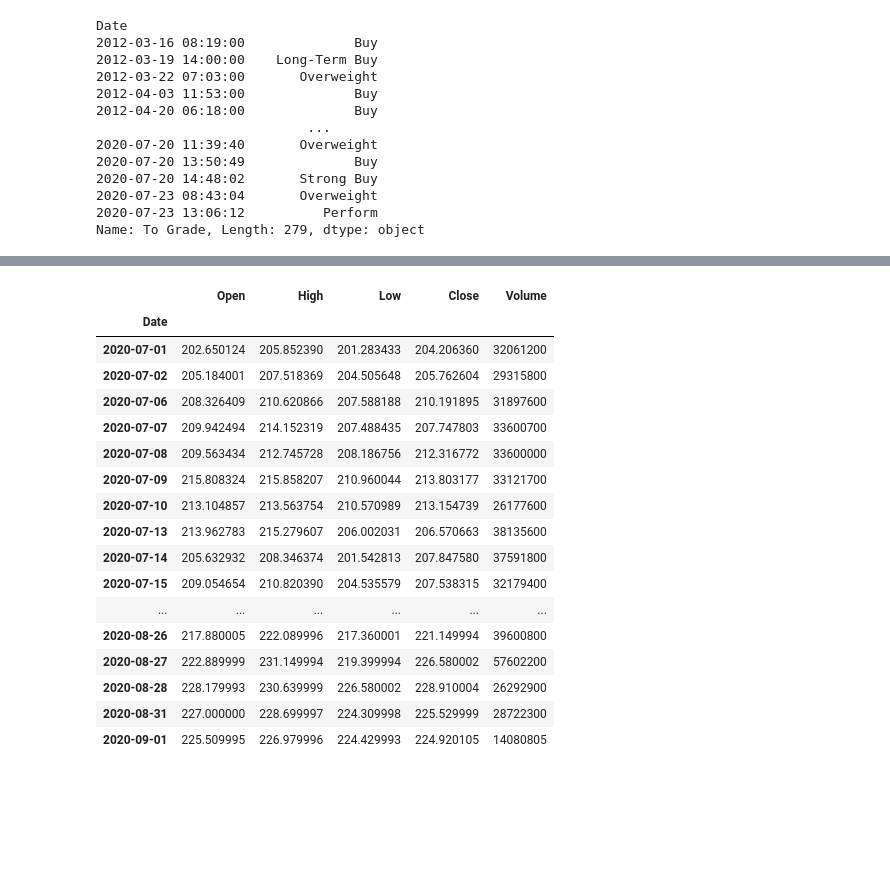
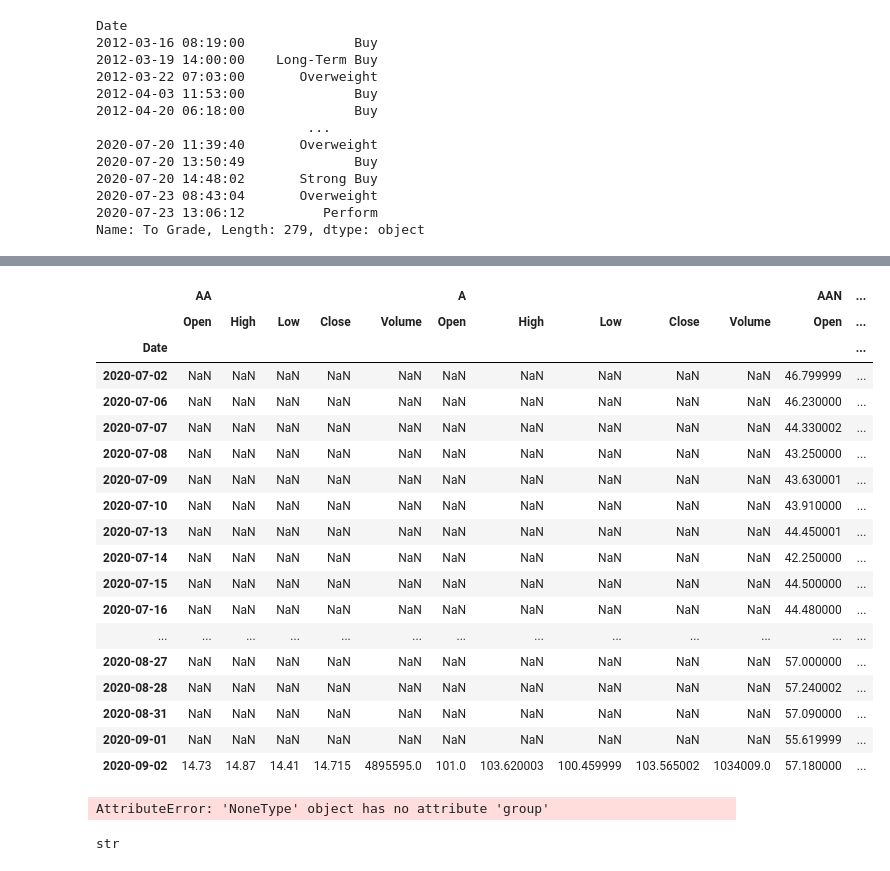
Before and after one commit to rghoward/projects, a Jupyter notebook: money/playing around.ipynb, the cells around one changed output, grey strips where cells are left out. Cells and saved outputs as stored; diff of their text form; code cells hidden in the pictures; blank space fills up the shorter version.

```diff
--- a/money/playing around.ipynb
+++ b/money/playing around.ipynb
@@ -42,12 +32,12 @@ Name: To Grade, Length: 279, dtype: object
 # %%
 data = yf.download(  # or pdr.get_data_yahoo(...
         # tickers list or string as well
-        tickers = "SPY AAPL MSFT",
+        tickers = "a",
 
         # use "period" instead of start/end
         # valid periods: 1d,5d,1mo,3mo,6mo,1y,2y,5y,10y,ytd,max
         # (optional, default is '1mo')
-        period = "2mo",
+        period = "3mo",
 
         # fetch data by interval (including intraday if period < 60 days)
         # valid intervals: 1m,2m,5m,15m,30m,60m,90m,1h,1d,5d,1wk,1mo,3mo
@@ -101,21 +86,22 @@ data
 # %%
-data['MSFT']
+data
 # %% [output]
-|  | Open | High | Low | Close | Volume |
-| Date |  |  |  |  |  |
-| 2020-07-01 | 202.650124 | 205.852390 | 201.283433 | 204.206360 | 32061200 |
-| 2020-07-02 | 205.184001 | 207.518369 | 204.505648 | 205.762604 | 29315800 |
-| 2020-07-06 | 208.326409 | 210.620866 | 207.588188 | 210.191895 | 31897600 |
-| 2020-07-07 | 209.942494 | 214.152319 | 207.488435 | 207.747803 | 33600700 |
-| 2020-07-08 | 209.563434 | 212.745728 | 208.186756 | 212.316772 | 33600000 |
-| 2020-07-09 | 215.808324 | 215.858207 | 210.960044 | 213.803177 | 33121700 |
-| 2020-07-10 | 213.104857 | 213.563754 | 210.570989 | 213.154739 | 26177600 |
-| 2020-07-13 | 213.962783 | 215.279607 | 206.002031 | 206.570663 | 38135600 |
-| 2020-07-14 | 205.632932 | 208.346374 | 201.542813 | 207.847580 | 37591800 |
-| 2020-07-15 | 209.054654 | 210.820390 | 204.535579 | 207.538315 | 32179400 |
-| ... | ... | ... | ... | ... | ... |
-| 2020-08-26 | 217.880005 | 222.089996 | 217.360001 | 221.149994 | 39600800 |
-| 2020-08-27 | 222.889999 | 231.149994 | 219.399994 | 226.580002 | 57602200 |
-| 2020-08-28 | 228.179993 | 230.639999 | 226.580002 | 228.910004 | 26292900 |
-| 2020-08-31 | 227.000000 | 228.699997 | 224.309998 | 225.529999 | 28722300 |
-| 2020-09-01 | 225.509995 | 226.979996 | 224.429993 | 224.920105 | 14080805 |
+|  | AA |  |  |  |  | A |  |  |  |  | AAN | ... |
+|  | Open | High | Low | Close | Volume | Open | High | Low | Close | Volume | Open | ... |
+| Date |  |  |  |  |  |  |  |  |  |  |  | ... |
+| 2020-07-02 | NaN | NaN | NaN | NaN | NaN | NaN | NaN | NaN | NaN | NaN | 46.799999 | ... |
+| 2020-07-06 | NaN | NaN | NaN | NaN | NaN | NaN | NaN | NaN | NaN | NaN | 46.230000 | ... |
+| 2020-07-07 | NaN | NaN | NaN | NaN | NaN | NaN | NaN | NaN | NaN | NaN | 44.330002 | ... |
+| 2020-07-08 | NaN | NaN | NaN | NaN | NaN | NaN | NaN | NaN | NaN | NaN | 43.250000 | ... |
+| 2020-07-09 | NaN | NaN | NaN | NaN | NaN | NaN | NaN | NaN | NaN | NaN | 43.630001 | ... |
+| 2020-07-10 | NaN | NaN | NaN | NaN | NaN | NaN | NaN | NaN | NaN | NaN | 43.910000 | ... |
+| 2020-07-13 | NaN | NaN | NaN | NaN | NaN | NaN | NaN | NaN | NaN | NaN | 44.450001 | ... |
+| 2020-07-14 | NaN | NaN | NaN | NaN | NaN | NaN | NaN | NaN | NaN | NaN | 42.250000 | ... |
+| 2020-07-15 | NaN | NaN | NaN | NaN | NaN | NaN | NaN | NaN | NaN | NaN | 44.500000 | ... |
+| 2020-07-16 | NaN | NaN | NaN | NaN | NaN | NaN | NaN | NaN | NaN | NaN | 44.480000 | ... |
+| ... | ... | ... | ... | ... | ... | ... | ... | ... | ... | ... | ... | ... |
+| 2020-08-27 | NaN | NaN | NaN | NaN | NaN | NaN | NaN | NaN | NaN | NaN | 57.000000 | ... |
+| 2020-08-28 | NaN | NaN | NaN | NaN | NaN | NaN | NaN | NaN | NaN | NaN | 57.240002 | ... |
+| 2020-08-31 | NaN | NaN | NaN | NaN | NaN | NaN | NaN | NaN | NaN | NaN | 57.090000 | ... |
+| 2020-09-01 | NaN | NaN | NaN | NaN | NaN | NaN | NaN | NaN | NaN | NaN | 55.619999 | ... |
+| 2020-09-02 | 14.73 | 14.87 | 14.41 | 14.715 | 4895595.0 | 101.0 | 103.620003 | 100.459999 | 103.565002 | 1034009.0 | 57.180000 | ... |
@@ -121,0 +113,8 @@ data['MSFT']
+# %%
+balance_sheet_data_qt = yahoo_financials.get_financial_stmts('quarterly', 'balance')
+# %% [output]
+AttributeError: 'NoneType' object has no attribute 'group'
+# %%
+type(pd.read_html('https://finance.yahoo.com/calendar/earnings/?day=2020-06-30&symbol=msft')[0]['Earnings Date'].iloc[4])
+# %% [output]
+str
```
Also changed, not shown: parts of 17 cells of this notebook, 4 other files.
